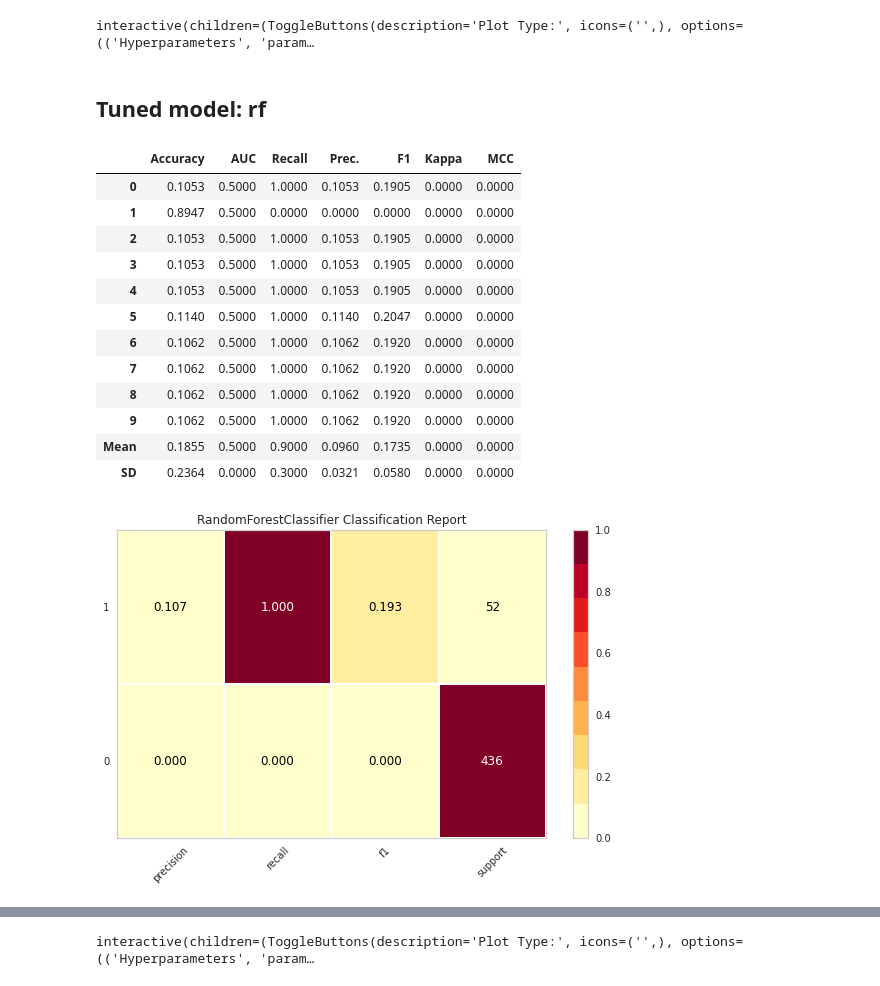
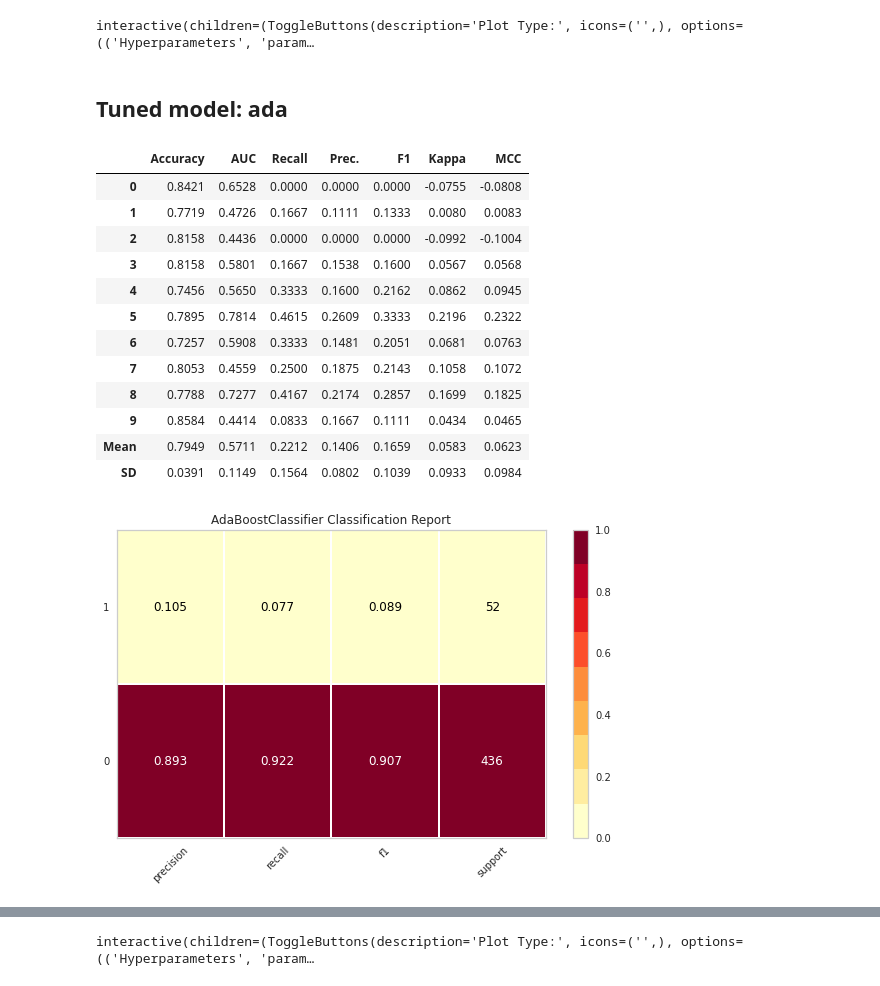
Before and after one commit to jdpinedaj/SentimentMountEtna, a Jupyter notebook: notebooks/2_etna_classification.ipynb, the cells around one changed output, grey strips where cells are left out. Cells and saved outputs as stored; diff of their text form; code cells hidden in the pictures.

```diff
--- a/notebooks/2_etna_classification.ipynb
+++ b/notebooks/2_etna_classification.ipynb
@@ -297,5 +312,5 @@ interactive(children=(ToggleButtons(description='Plot Type:', icons=('',), optio
 # %%
 # Best ML analysis
-rf = create_model(estimator = 'rf')
+ada = create_model(estimator = 'ada')
 # %% [output]
 |  | Accuracy | AUC | Recall | Prec. | F1 | Kappa | MCC |
@@ -344,28 +359,28 @@ evaluate_model(estimator = rf)
 # %% [output]
 interactive(children=(ToggleButtons(description='Plot Type:', icons=('',), options=(('Hyperparameters', 'param…
 # %% [markdown]
-## Tuned model: rf
+## Tuned model: ada
 # %%
 # tune hyperparameters to optimize AUC
-tuned_rf = tune_model(rf, optimize = 'recall', n_iter=80)
+tuned_ada = tune_model(ada, optimize = 'recall', n_iter=80)
 # %% [output]
 |  | Accuracy | AUC | Recall | Prec. | F1 | Kappa | MCC |
-| 0 | 0.1053 | 0.5000 | 1.0000 | 0.1053 | 0.1905 | 0.0000 | 0.0000 |
-| 1 | 0.8947 | 0.5000 | 0.0000 | 0.0000 | 0.0000 | 0.0000 | 0.0000 |
-| 2 | 0.1053 | 0.5000 | 1.0000 | 0.1053 | 0.1905 | 0.0000 | 0.0000 |
-| 3 | 0.1053 | 0.5000 | 1.0000 | 0.1053 | 0.1905 | 0.0000 | 0.0000 |
-| 4 | 0.1053 | 0.5000 | 1.0000 | 0.1053 | 0.1905 | 0.0000 | 0.0000 |
-| 5 | 0.1140 | 0.5000 | 1.0000 | 0.1140 | 0.2047 | 0.0000 | 0.0000 |
-| 6 | 0.1062 | 0.5000 | 1.0000 | 0.1062 | 0.1920 | 0.0000 | 0.0000 |
-| 7 | 0.1062 | 0.5000 | 1.0000 | 0.1062 | 0.1920 | 0.0000 | 0.0000 |
-| 8 | 0.1062 | 0.5000 | 1.0000 | 0.1062 | 0.1920 | 0.0000 | 0.0000 |
-| 9 | 0.1062 | 0.5000 | 1.0000 | 0.1062 | 0.1920 | 0.0000 | 0.0000 |
-| Mean | 0.1855 | 0.5000 | 0.9000 | 0.0960 | 0.1735 | 0.0000 | 0.0000 |
-| SD | 0.2364 | 0.0000 | 0.3000 | 0.0321 | 0.0580 | 0.0000 | 0.0000 |
+| 0 | 0.8421 | 0.6528 | 0.0000 | 0.0000 | 0.0000 | -0.0755 | -0.0808 |
+| 1 | 0.7719 | 0.4726 | 0.1667 | 0.1111 | 0.1333 | 0.0080 | 0.0083 |
+| 2 | 0.8158 | 0.4436 | 0.0000 | 0.0000 | 0.0000 | -0.0992 | -0.1004 |
+| 3 | 0.8158 | 0.5801 | 0.1667 | 0.1538 | 0.1600 | 0.0567 | 0.0568 |
+| 4 | 0.7456 | 0.5650 | 0.3333 | 0.1600 | 0.2162 | 0.0862 | 0.0945 |
+| 5 | 0.7895 | 0.7814 | 0.4615 | 0.2609 | 0.3333 | 0.2196 | 0.2322 |
+| 6 | 0.7257 | 0.5908 | 0.3333 | 0.1481 | 0.2051 | 0.0681 | 0.0763 |
+| 7 | 0.8053 | 0.4559 | 0.2500 | 0.1875 | 0.2143 | 0.1058 | 0.1072 |
+| 8 | 0.7788 | 0.7277 | 0.4167 | 0.2174 | 0.2857 | 0.1699 | 0.1825 |
+| 9 | 0.8584 | 0.4414 | 0.0833 | 0.1667 | 0.1111 | 0.0434 | 0.0465 |
+| Mean | 0.7949 | 0.5711 | 0.2212 | 0.1406 | 0.1659 | 0.0583 | 0.0623 |
+| SD | 0.0391 | 0.1149 | 0.1564 | 0.0802 | 0.1039 | 0.0933 | 0.0984 |
 # %%
 # Plotting the classification report
-plot_model(estimator = tuned_rf, plot = 'class_report')
+plot_model(estimator = tuned_ada, plot = 'class_report')
 # %% [output]
-[figure, old version]
+[figure, new version]
 # %%
 # Plotting the confusion matrix
```
Also changed, not shown: parts of 98 cells of this notebook.
